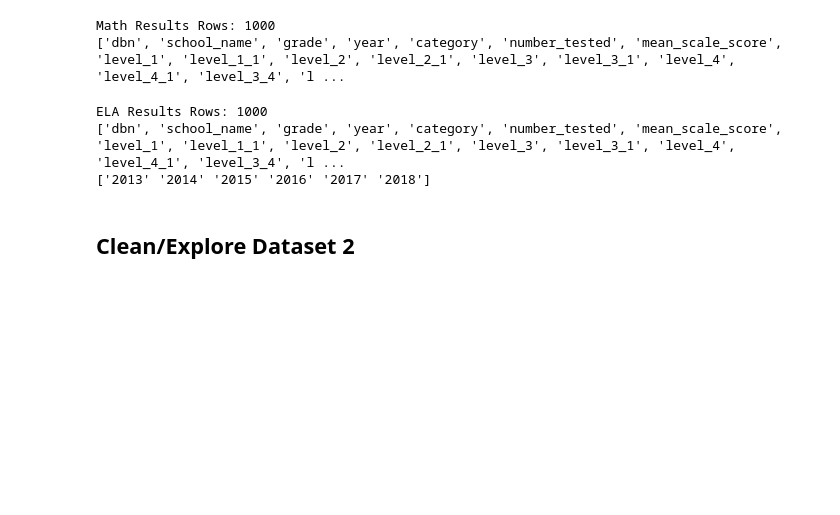
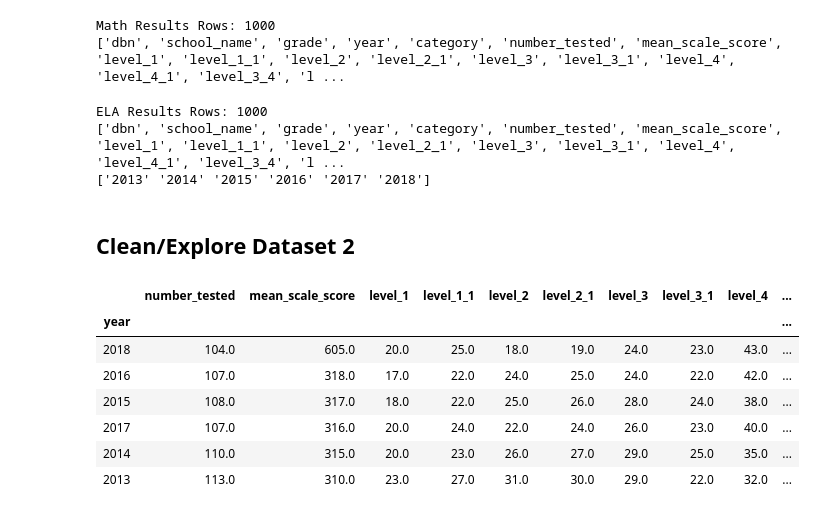
Before and after one commit to tomtav/arts-edu-impact, a Jupyter notebook: dev/katelin/Q2_Funding_Katelin.ipynb, the cells around one changed output. Drawn from its saved outputs; the diff is of its cells as text; code cells hidden in the pictures; blank space fills up the shorter version.

```diff
--- a/dev/katelin/Q2_Funding_Katelin.ipynb
+++ b/dev/katelin/Q2_Funding_Katelin.ipynb
@@ -466,3 +466,15 @@ math_df[cols] = math_df[cols].apply(pd.to_numeric, errors='coerce')
 # convert columns to numeric
 cols = ['number_tested', 'mean_scale_score', 'level_1', 'level_1_1', 'level_2', 'level_2_1', 'level_3', 'level_3_1', 'level_4', 'level_4_1', 'level_3_4', 'level_3_4_1']
 ela_df[cols] = ela_df[cols].apply(pd.to_numeric, errors='coerce')
+# %%
+# look at math performance by year
+math_df.groupby(['year']).mean().sort_values(by='mean_scale_score', ascending = False).round()
+# %% [output]
+|  | number_tested | mean_scale_score | level_1 | level_1_1 | level_2 | level_2_1 | level_3 | level_3_1 | level_4 | ... |
+| year |  |  |  |  |  |  |  |  |  | ... |
+| 2018 | 104.0 | 605.0 | 20.0 | 25.0 | 18.0 | 19.0 | 24.0 | 23.0 | 43.0 | ... |
+| 2016 | 107.0 | 318.0 | 17.0 | 22.0 | 24.0 | 25.0 | 24.0 | 22.0 | 42.0 | ... |
+| 2015 | 108.0 | 317.0 | 18.0 | 22.0 | 25.0 | 26.0 | 28.0 | 24.0 | 38.0 | ... |
+| 2017 | 107.0 | 316.0 | 20.0 | 24.0 | 22.0 | 24.0 | 26.0 | 23.0 | 40.0 | ... |
+| 2014 | 110.0 | 315.0 | 20.0 | 23.0 | 26.0 | 27.0 | 29.0 | 25.0 | 35.0 | ... |
+| 2013 | 113.0 | 310.0 | 23.0 | 27.0 | 31.0 | 30.0 | 29.0 | 22.0 | 32.0 | ... |
```
Also changed, not shown: parts of 2 cells of this notebook.
